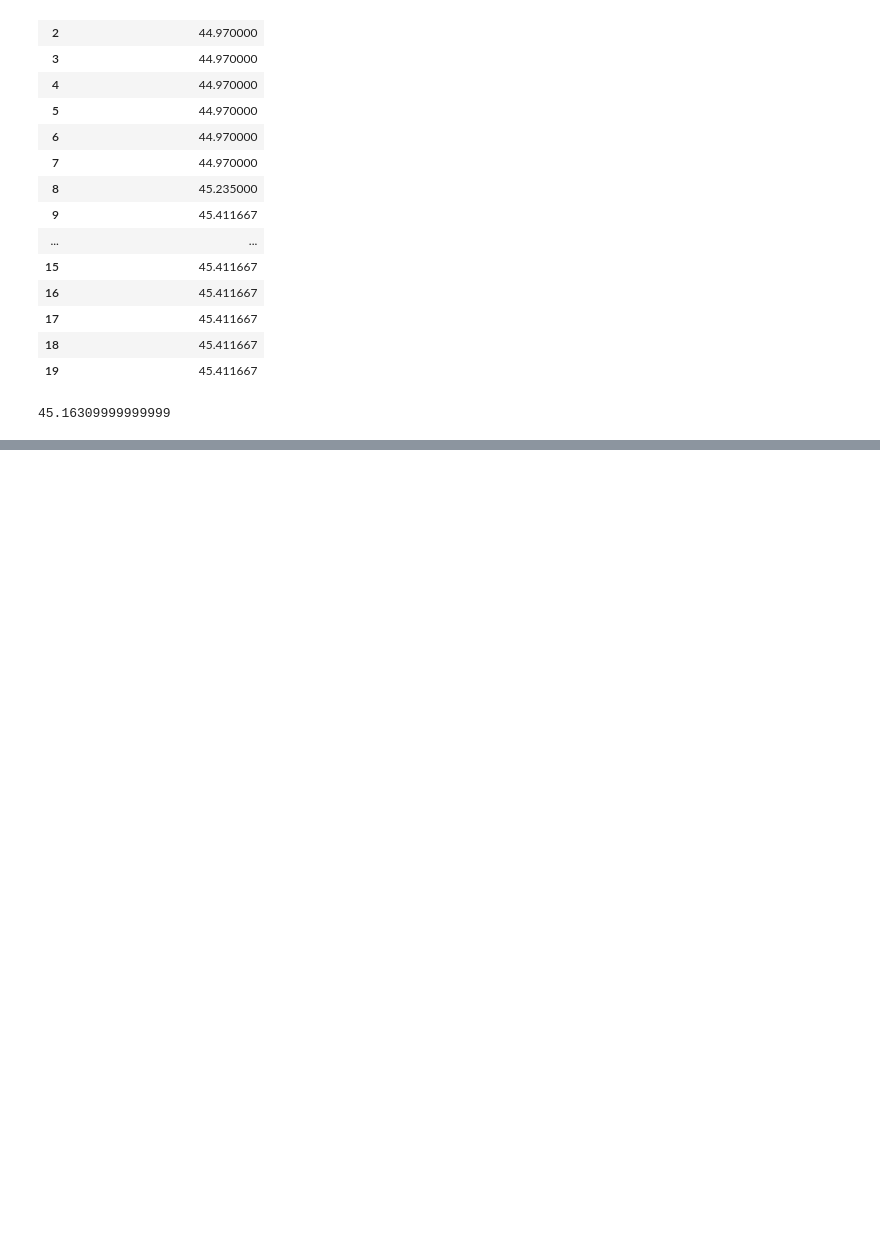
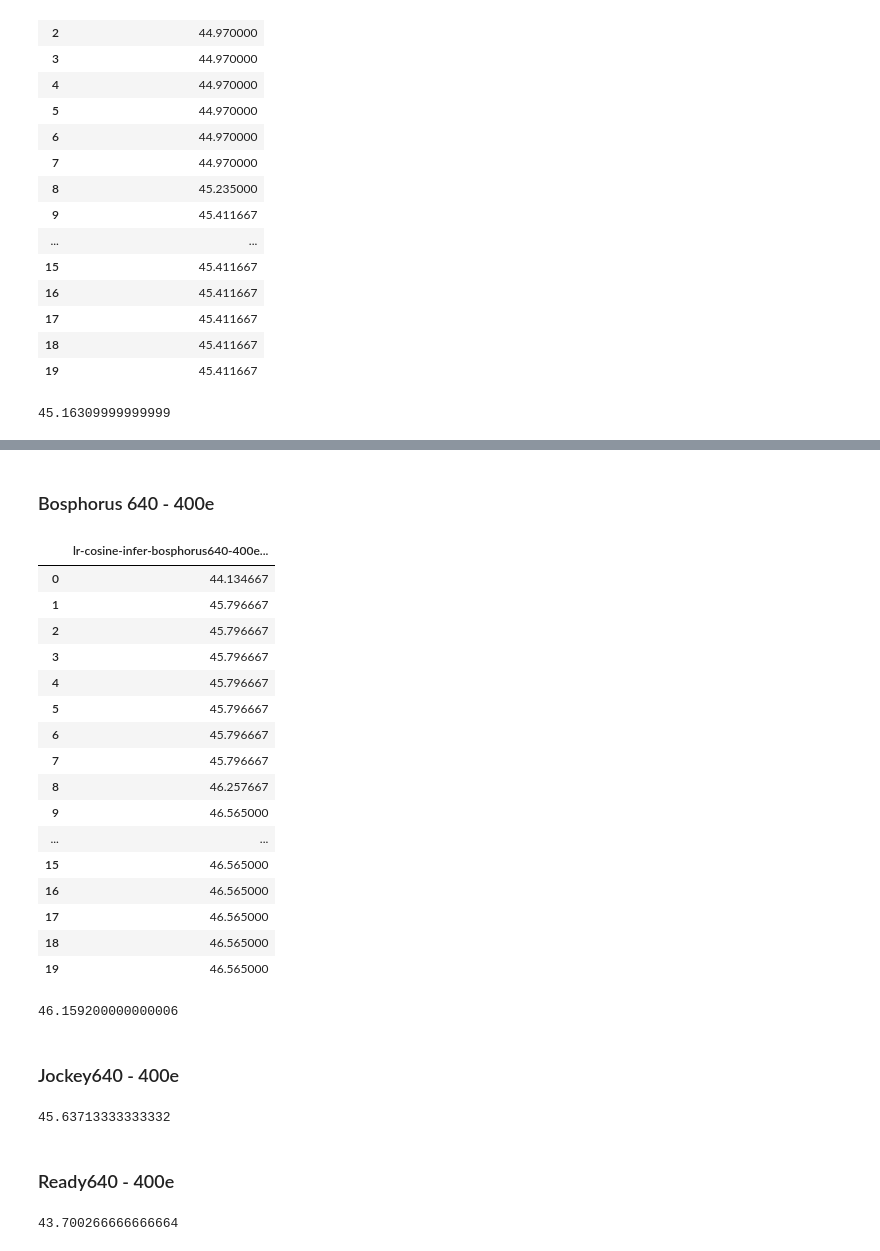
Before and after one commit to tuanlda78202/3DNeRV, a Jupyter notebook: results.ipynb, the cells around one changed output, grey strips where cells are left out. Saved outputs shown, nothing was run; the diff lists cells and outputs as text; code cells hidden in the pictures; blank space fills up the shorter version.

```diff
--- a/results.ipynb
+++ b/results.ipynb
@@ -196,0 +224,43 @@ df_bee["lr-cosine-infer-bee640-400e - psnr"].mean()
+# %% [markdown]
+### Bosphorus 640 - 400e
+# %%
+df_bosphorus = pd.read_csv("/home/tuanlda78202/3ai24/data/results/lr-cosine/bosphorus640-400e.csv")
+df_bosphorus.drop(columns=["Step", "lr-cosine-infer-bosphorus640-400e - psnr__MIN", "lr-cosine-infer-bosphorus640-400e - psnr__MAX"])
+# %% [output]
+|  | lr-cosine-infer-bosphorus640-400e... |
+| 0 | 44.134667 |
+| 1 | 45.796667 |
+| 2 | 45.796667 |
+| 3 | 45.796667 |
+| 4 | 45.796667 |
+| 5 | 45.796667 |
+| 6 | 45.796667 |
+| 7 | 45.796667 |
+| 8 | 46.257667 |
+| 9 | 46.565000 |
+| ... | ... |
+| 15 | 46.565000 |
+| 16 | 46.565000 |
+| 17 | 46.565000 |
+| 18 | 46.565000 |
+| 19 | 46.565000 |
+# %%
+df_bosphorus["lr-cosine-infer-bosphorus640-400e - psnr"].mean()
+# %% [output]
+46.159200000000006
+# %% [markdown]
+### Jockey640 - 400e
+# %%
+df_jockey = pd.read_csv("/home/tuanlda78202/3ai24/data/results/lr-cosine/jockey640-400e.csv")
+df_jockey.drop(columns=["Step", "lr-cosine-infer-jockey640-400e - psnr__MIN", "lr-cosine-infer-jockey640-400e - psnr__MAX"])
+df_jockey["lr-cosine-infer-jockey640-400e - psnr"].mean()
+# %% [output]
+45.63713333333332
+# %% [markdown]
+### Ready640 - 400e
+# %%
+df_ready = pd.read_csv("/home/tuanlda78202/3ai24/data/results/lr-cosine/ready640-400e.csv")
+df_ready.drop(columns=["Step", "lr-cosine-infer-ready640-400e - psnr__MIN", "lr-cosine-infer-ready640-400e - psnr__MAX"])
+df_ready["lr-cosine-infer-ready640-400e - psnr"].mean()
+# %% [output]
+43.700266666666664
```
Also changed, not shown: parts of 5 cells of this notebook, 7 other files.
